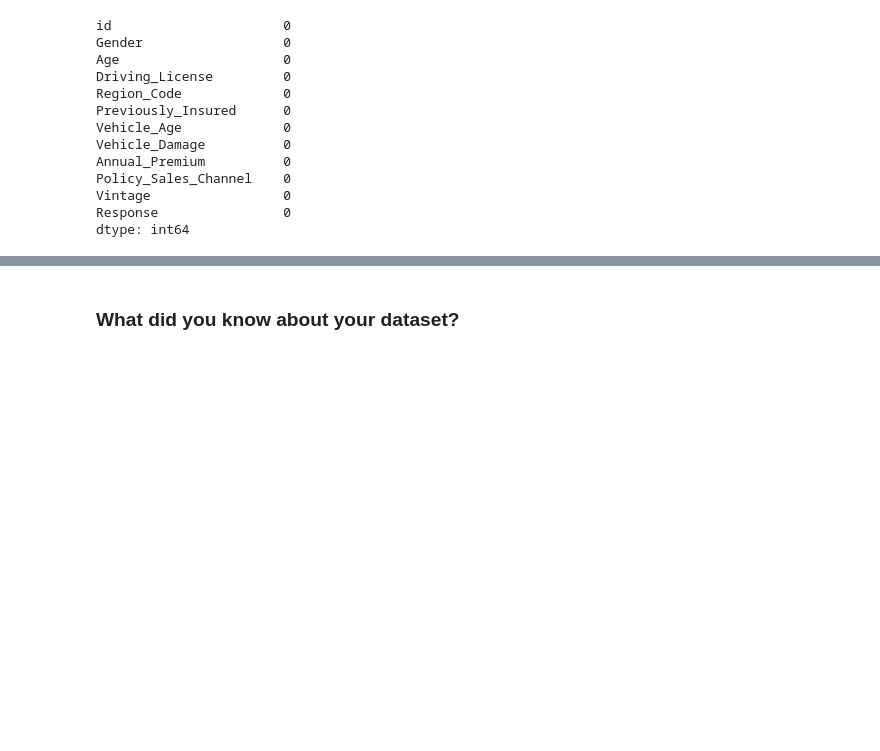
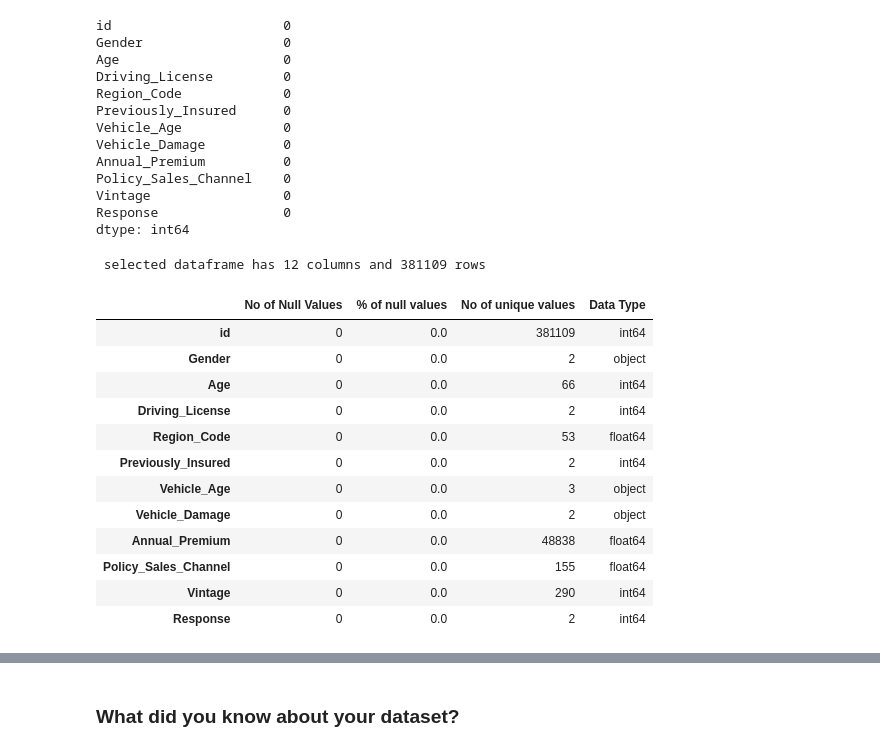
Before and after one commit to avigangarde/Cap-III-Health-Insurance-Cross-Sell-Prediction, a Jupyter notebook: Cap_III_Health_Insurance_Cross_sell_prediction_Avinash.ipynb, the cells around one changed output, grey strips where cells are left out. Drawn from its saved outputs; the diff is of its cells as text; code cells hidden in the pictures; blank space fills up the shorter version.

```diff
--- a/Cap_III_Health_Insurance_Cross_sell_prediction_Avinash.ipynb
+++ b/Cap_III_Health_Insurance_Cross_sell_prediction_Avinash.ipynb
@@ -108,6 +124,7 @@ df=pd.read_csv('/content/drive/MyDrive/ML capstone csv /TRAIN-HEALTH INSURANCE C
 ### Dataset First View
 # %%
 # Dataset First Look
+pd.set_option('display.max_columns', None)
 df.head()
 # %% [output]
 |  | id | Gender | Age | Driving_License | Region_Code | Previously_Insured | Vehicle_Age | ... |
@@ -184,3 +210,32 @@ Policy_Sales_Channel    0
 Vintage                 0
 Response                0
 dtype: int64
+# %%
+# function for determination of null values, uniques values in columns and there features.
+def Complete_columns_info(df):
+        mis_val =df.isna().sum()
+        mis_val_percent = 100 *df.isna().sum() / len(df)
+        unique_val= df.nunique()
+        cci_table = pd.concat([mis_val, mis_val_percent, unique_val], axis=1)
+        cci_table = cci_table.rename(columns = {0 : 'No of Null Values', 1 : '% of null values', 2 : 'No of unique values' })
+        cci_table['Data Type'] = df.dtypes
+        cci_table = cci_table.sort_values('% of null values', ascending=False).round(1)
+        print (" selected dataframe has " + str(df.shape[1]) + " columns and " + str(df.shape[0]),"rows")
+        return cci_table
+# %%
+Complete_columns_info(df)
+# %% [output]
+ selected dataframe has 12 columns and 381109 rows
+|  | No of Null Values | % of null values | No of unique values | Data Type |
+| id | 0 | 0.0 | 381109 | int64 |
+| Gender | 0 | 0.0 | 2 | object |
+| Age | 0 | 0.0 | 66 | int64 |
+| Driving_License | 0 | 0.0 | 2 | int64 |
+| Region_Code | 0 | 0.0 | 53 | float64 |
+| Previously_Insured | 0 | 0.0 | 2 | int64 |
+| Vehicle_Age | 0 | 0.0 | 3 | object |
+| Vehicle_Damage | 0 | 0.0 | 2 | object |
+| Annual_Premium | 0 | 0.0 | 48838 | float64 |
+| Policy_Sales_Channel | 0 | 0.0 | 155 | float64 |
+| Vintage | 0 | 0.0 | 290 | int64 |
+| Response | 0 | 0.0 | 2 | int64 |
```
Also changed, not shown: parts of 6 cells of this notebook.
